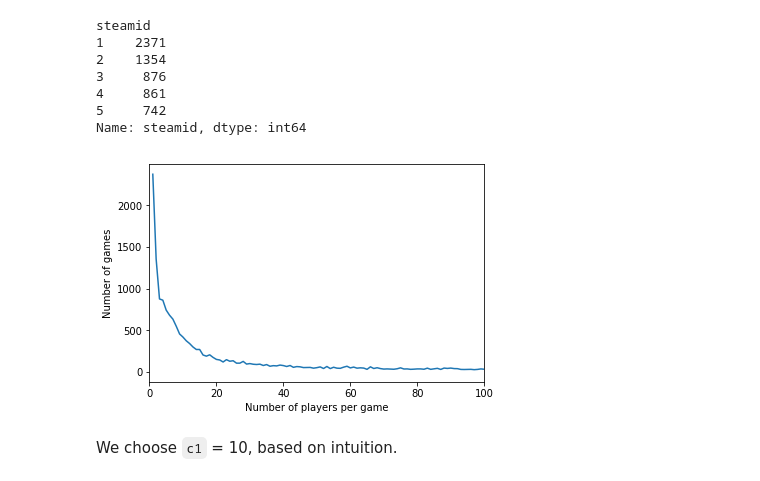
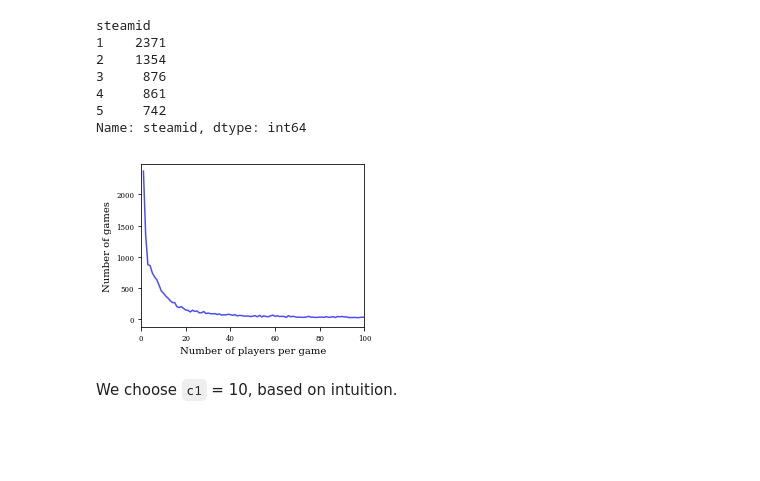
Before and after one commit to raghavjajodia/steamGameRec, a Jupyter notebook: Data Sampling.ipynb, the cells around one changed output. Saved outputs shown, nothing was run; the diff lists cells and outputs as text; code cells hidden in the pictures; blank space fills up the shorter version.

```diff
--- a/Data Sampling.ipynb
+++ b/Data Sampling.ipynb
@@ -3,6 +3,10 @@ import json
 import numpy as np
 import pandas as pd
 import matplotlib.pyplot as plt
+# %%
+plt.rc('font', family = "serif")
+plt.rc('xtick', labelsize='x-small')
+plt.rc('ytick', labelsize='x-small')
 # %% [markdown]
 ### Loading the data :
 # %%
@@ -100,14 +104,15 @@ steamid
 5     742
 Name: steamid, dtype: int64
 # %%
-fig, ax = plt.subplots()
-ax.plot(x, y)
+fig, ax = plt.subplots(figsize = (4, 3))
+ax.plot(x, y, color = "blue", alpha = 0.7)
 ax.set_xlabel("Number of players per game")
 ax.set_ylabel("Number of games")
 ax.set_xlim([0,100])
+fig.savefig("c1.svg")
 plt.show()
 # %% [output]
-[figure, old version]
+[figure, new version]
 # %% [markdown]
 We choose `c1` = 10, based on intuition.
 # %%
```
Also changed, not shown: parts of 1 cell of this notebook, 3 other files.
